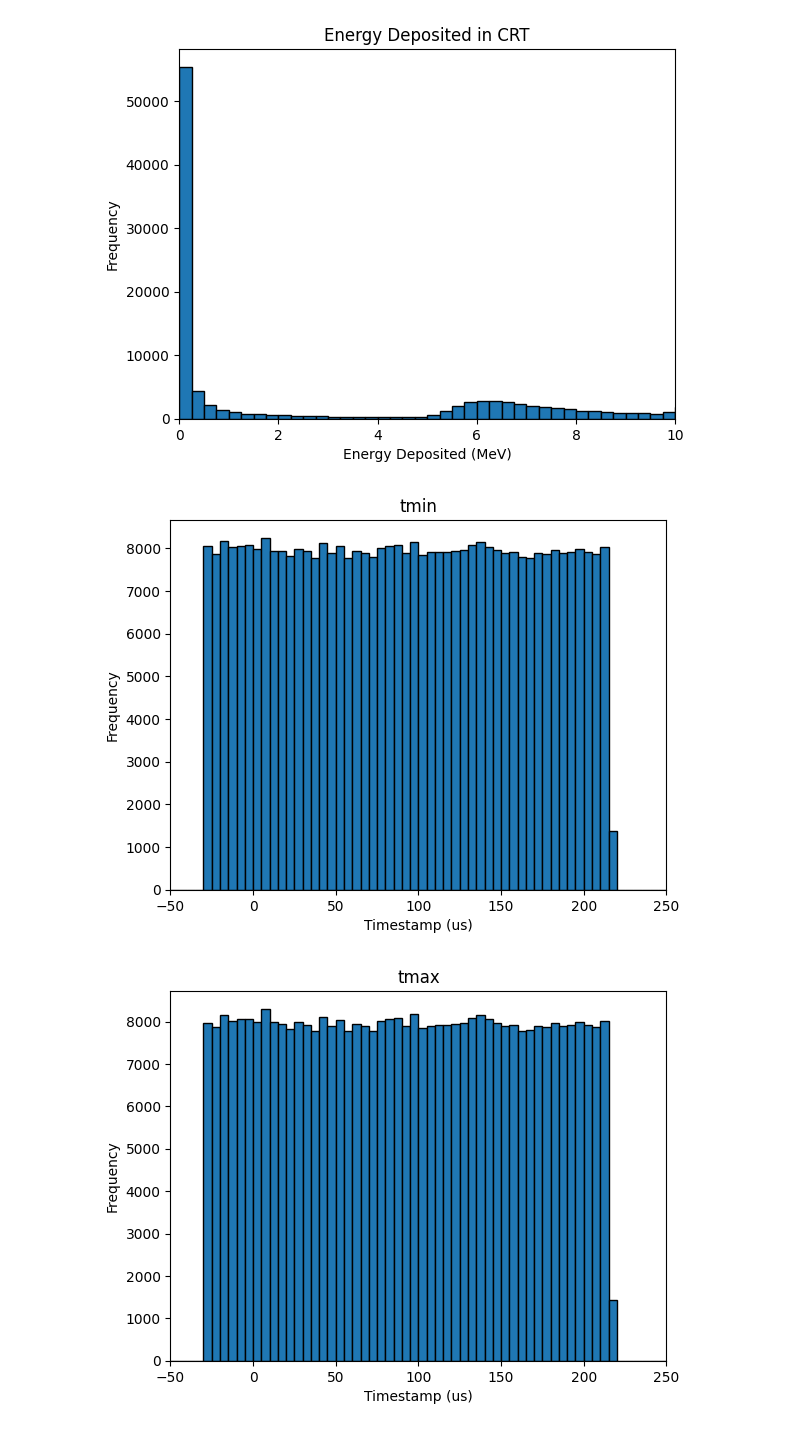
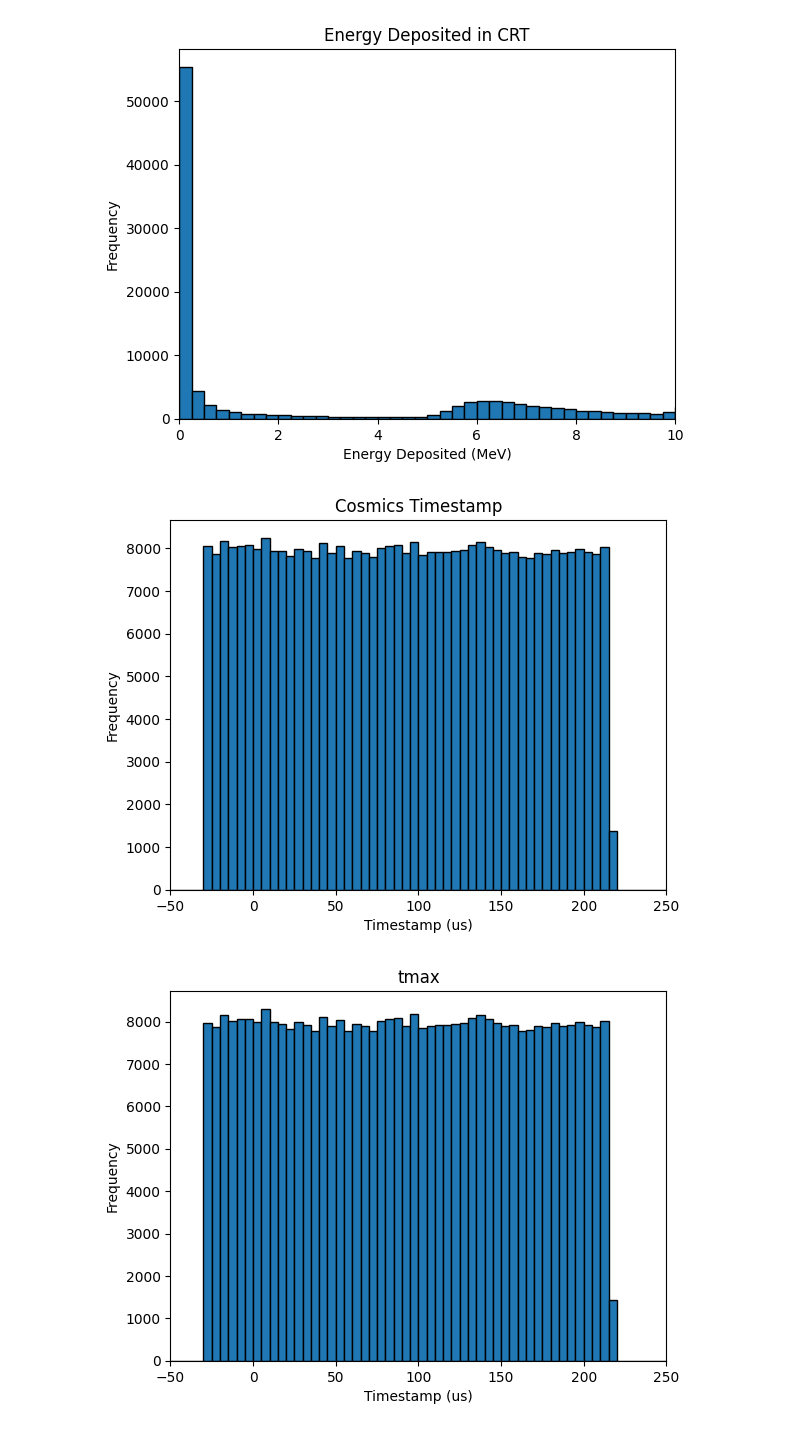
Before and after one commit to vaccarojohn/SNeNDSim, a Jupyter notebook: edepsim/cosmics/cosmics_selection_analysis.ipynb, the cells around one changed output. Drawn from its saved outputs; the diff is of its cells as text; code cells hidden in the pictures.

```diff
--- a/edepsim/cosmics/cosmics_selection_analysis.ipynb
+++ b/edepsim/cosmics/cosmics_selection_analysis.ipynb
@@ -98,19 +98,19 @@ plt.show()
 # %%
 # tmin graph
 
 # Define bins
 bins = np.arange(-50, 255, 5)
 plt.hist(data['tmin'], bins=bins, edgecolor='black')
 plt.xlim(-50, 250)
 
 # Axis labels
 plt.xlabel('Timestamp (us)')
 plt.ylabel('Frequency')
-plt.title('tmin')
+plt.title('Cosmics Timestamp')
 
 plt.show()
 # %% [output]
-[figure, old version]
+[figure, new version]
 # %%
 # tmax graph
 
```
Also changed, not shown: parts of 2 cells of this notebook, 18 other files.
